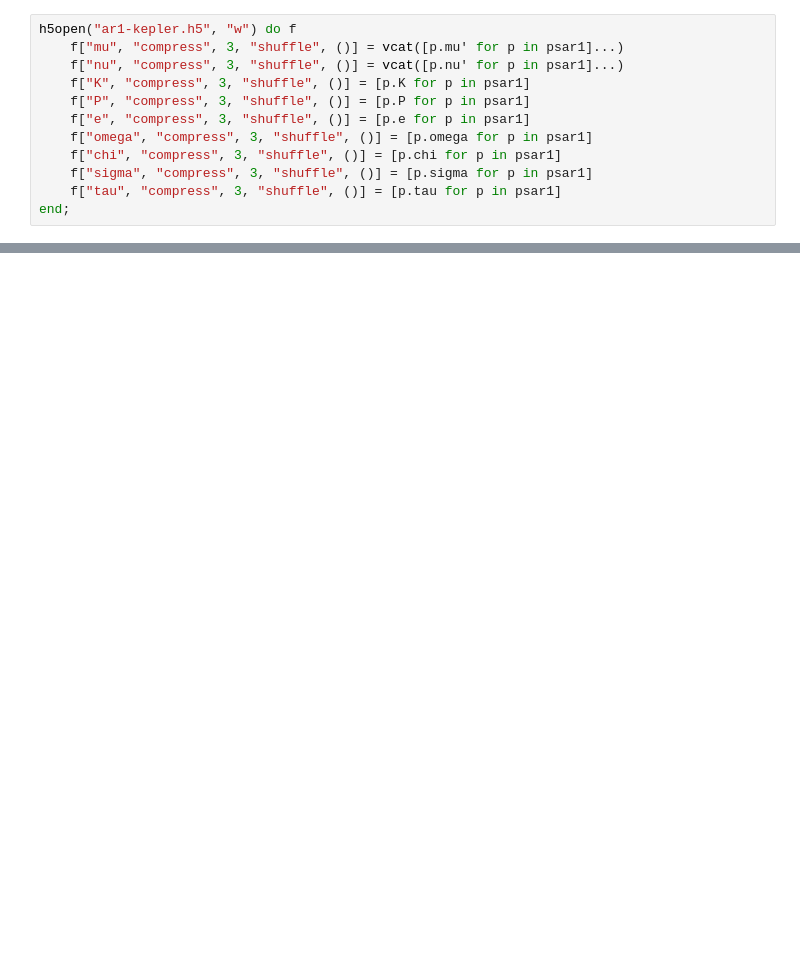
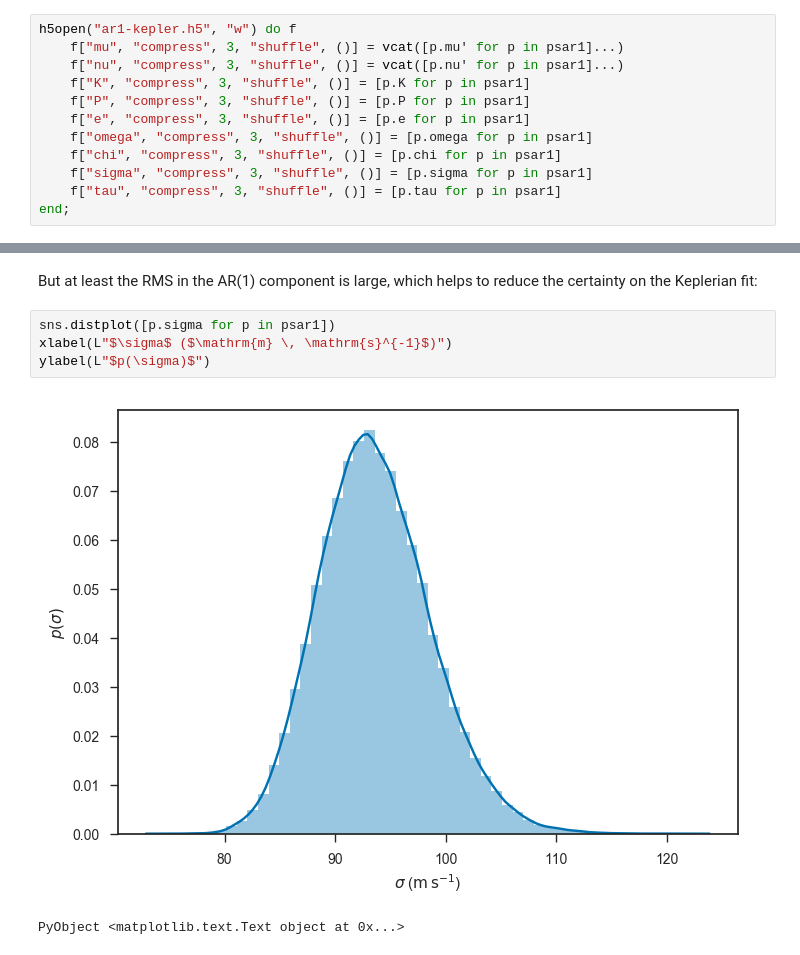
Before and after one commit to farr/Aldebaran, a Jupyter notebook: notebooks/LargeSpacing.ipynb, the cells around one changed output, grey strips where cells are left out. Saved outputs shown, nothing was run; the diff lists cells and outputs as text; blank space fills up the shorter version.

```diff
--- a/notebooks/LargeSpacing.ipynb
+++ b/notebooks/LargeSpacing.ipynb
@@ -819 +947,10 @@ ylabel(L"$p(\tau)$")
 PyObject <matplotlib.text.Text object at 0x...>
+# %% [markdown]
+But at least the RMS in the AR(1) component is large, which helps to reduce the certainty on the Keplerian fit:
+# %%
+sns.distplot([p.sigma for p in psar1])
+xlabel(L"$\sigma$ ($\mathrm{m} \, \mathrm{s}^{-1}$)")
+ylabel(L"$p(\sigma)$")
+# %% [output]
+[figure, added]
+PyObject <matplotlib.text.Text object at 0x...>
```
Also changed, not shown: parts of 75 cells of this notebook, 3 other files.
